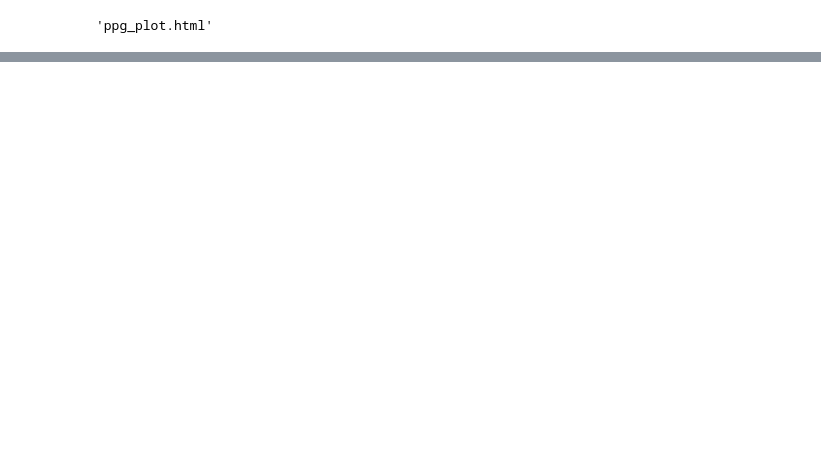
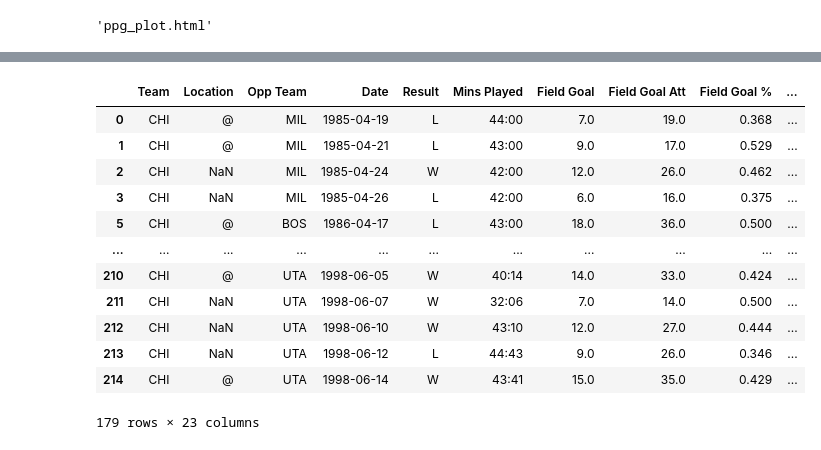
Before and after one commit to brady-heinig/DS_workflow_project, a Jupyter notebook: final_project.ipynb, the cells around one changed output, grey strips where cells are left out. Saved outputs shown, nothing was run; the diff lists cells and outputs as text; code cells hidden in the pictures; blank space fills up the shorter version.

```diff
--- a/final_project.ipynb
+++ b/final_project.ipynb
@@ -79,0 +288,16 @@ plotly.offline.plot(fig, filename='ppg_plot.html')
+# %%
+mj_play_basic
+# %% [output]
+|  | Team | Location | Opp Team | Date | Result | Mins Played | Field Goal | Field Goal Att | Field Goal % | ... |
+| 0 | CHI | @ | MIL | 1985-04-19 | L | 44:00 | 7.0 | 19.0 | 0.368 | ... |
+| 1 | CHI | @ | MIL | 1985-04-21 | L | 43:00 | 9.0 | 17.0 | 0.529 | ... |
+| 2 | CHI | NaN | MIL | 1985-04-24 | W | 42:00 | 12.0 | 26.0 | 0.462 | ... |
+| 3 | CHI | NaN | MIL | 1985-04-26 | L | 42:00 | 6.0 | 16.0 | 0.375 | ... |
+| 5 | CHI | @ | BOS | 1986-04-17 | L | 43:00 | 18.0 | 36.0 | 0.500 | ... |
+| ... | ... | ... | ... | ... | ... | ... | ... | ... | ... | ... |
+| 210 | CHI | @ | UTA | 1998-06-05 | W | 40:14 | 14.0 | 33.0 | 0.424 | ... |
+| 211 | CHI | NaN | UTA | 1998-06-07 | W | 32:06 | 7.0 | 14.0 | 0.500 | ... |
+| 212 | CHI | NaN | UTA | 1998-06-10 | W | 43:10 | 12.0 | 27.0 | 0.444 | ... |
+| 213 | CHI | NaN | UTA | 1998-06-12 | L | 44:43 | 9.0 | 26.0 | 0.346 | ... |
+| 214 | CHI | @ | UTA | 1998-06-14 | W | 43:41 | 15.0 | 35.0 | 0.429 | ... |
+179 rows × 23 columns
```
Also changed, not shown: parts of 24 cells of this notebook, 1 other file.
